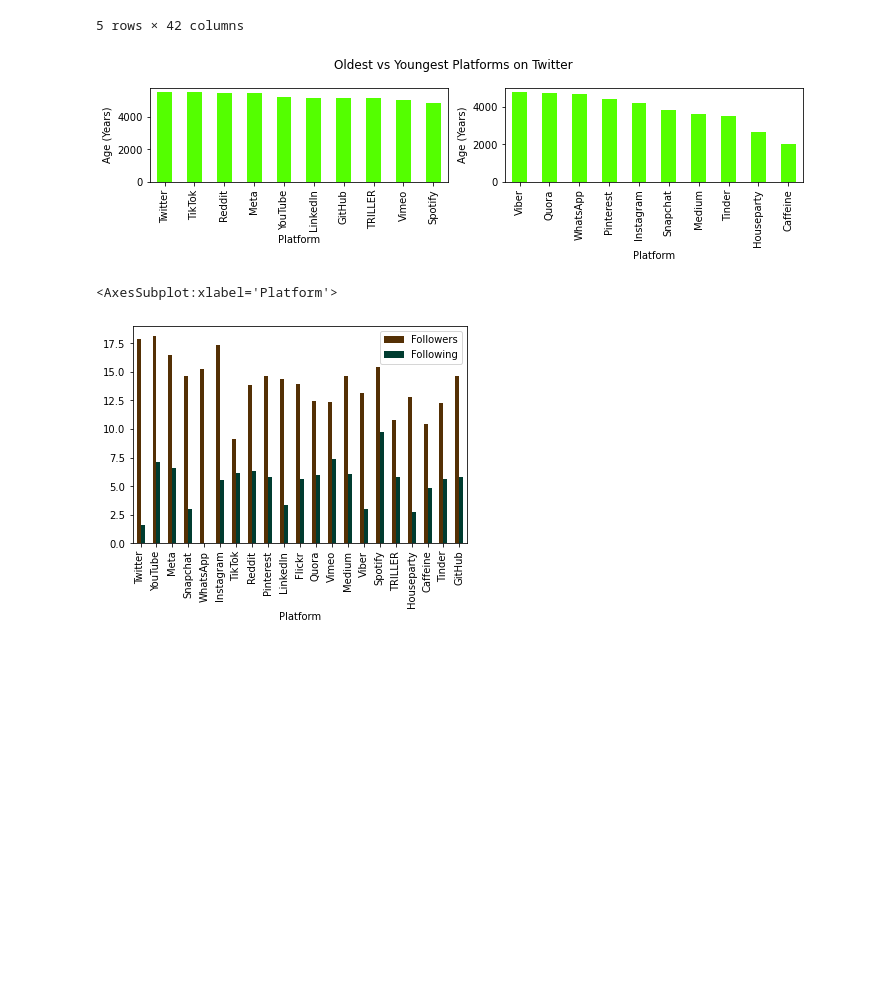
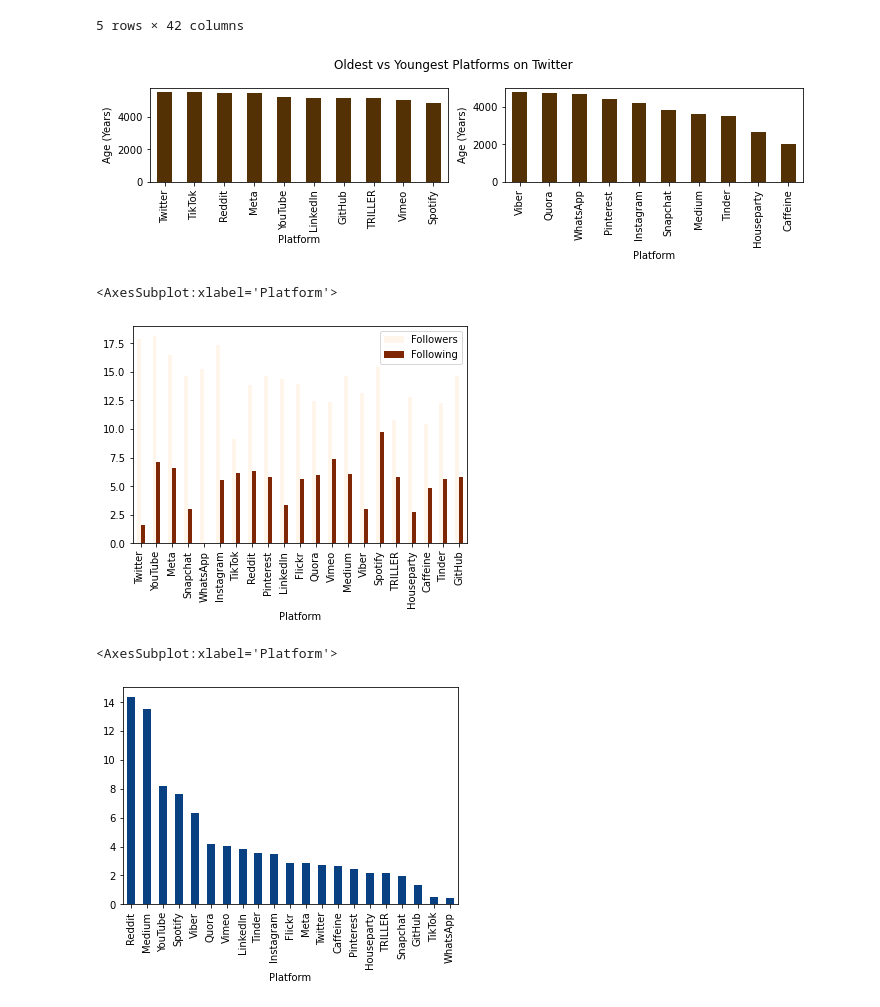
Before and after one commit to ginelledsouza/Twitter_API, a Jupyter notebook: Twitter Analysis.ipynb, the cells around one changed output. Saved outputs shown, nothing was run; the diff lists cells and outputs as text; code cells hidden in the pictures; blank space fills up the shorter version.

Commit message:
Platform Analytics

```diff
--- a/Twitter Analysis.ipynb
+++ b/Twitter Analysis.ipynb
@@ -49,3 +31,7 @@ colors = ['Accent', 'Accent_r', 'Blues', 'Blues_r', 'BrBG', 'BrBG_r', 'BuGn', 'B
+# %%
+colors = ['Accent', 'Accent_r', 'Blues', 'Blues_r', 'BrBG', 'BrBG_r', 'BuGn', 'BuGn_r', 'BuPu', 'BuPu_r', 'CMRmap',
+          'CMRmap_r', 'Dark2', 'Dark2_r', 'GnBu', 'GnBu_r', 'Greens', 'Greens_r', 'Greys', 'Greys_r', 'OrRd', 'OrRd_r',
+          'Oranges', 'Oranges_r', 'PRGn', 'PRGn_r', 'Paired', 'Paired_r','PiYG', 'PiYG_r', 'PuBu', 'PuBuGn', 'PuBuGn_r']
 # %%
 value = randint(0, len(colors)-1)
 
@@ -70,7 +56,7 @@ user_analysis['Account Age'].sort_values(ascending=False).tail(10).plot(kind='ba
 
 plt.tight_layout(pad=1)
 # %% [output]
-[figure, old version]
+[figure, new version]
 # %%
 value = randint(0, len(colors)-1)
 
@@ -85,4 +71,18 @@ user_analysis['Followers'] = user_analysis['Followers'].apply(lambda x: np.log(x
 user_analysis[['Followers','Following']].plot(kind='bar',colormap=colors[value])
 # %% [output]
 <AxesSubplot:xlabel='Platform'>
-[figure, old version]
+[figure, new version]
+# %%
+value = randint(0, len(colors)-1)
+
+user_analysis = user.copy()
+
+user_analysis.set_index('User Name',inplace=True,drop=True)
+user_analysis.index.name = "Platform"
+
+user_analysis.sort_values("Average Tweets",ascending=False,inplace=True)
+
+user_analysis['Average Tweets'].plot(kind='bar',colormap=colors[value])
+# %% [output]
+<AxesSubplot:xlabel='Platform'>
+[figure, added]
```
Also changed, not shown: parts of 1 cell of this notebook.
